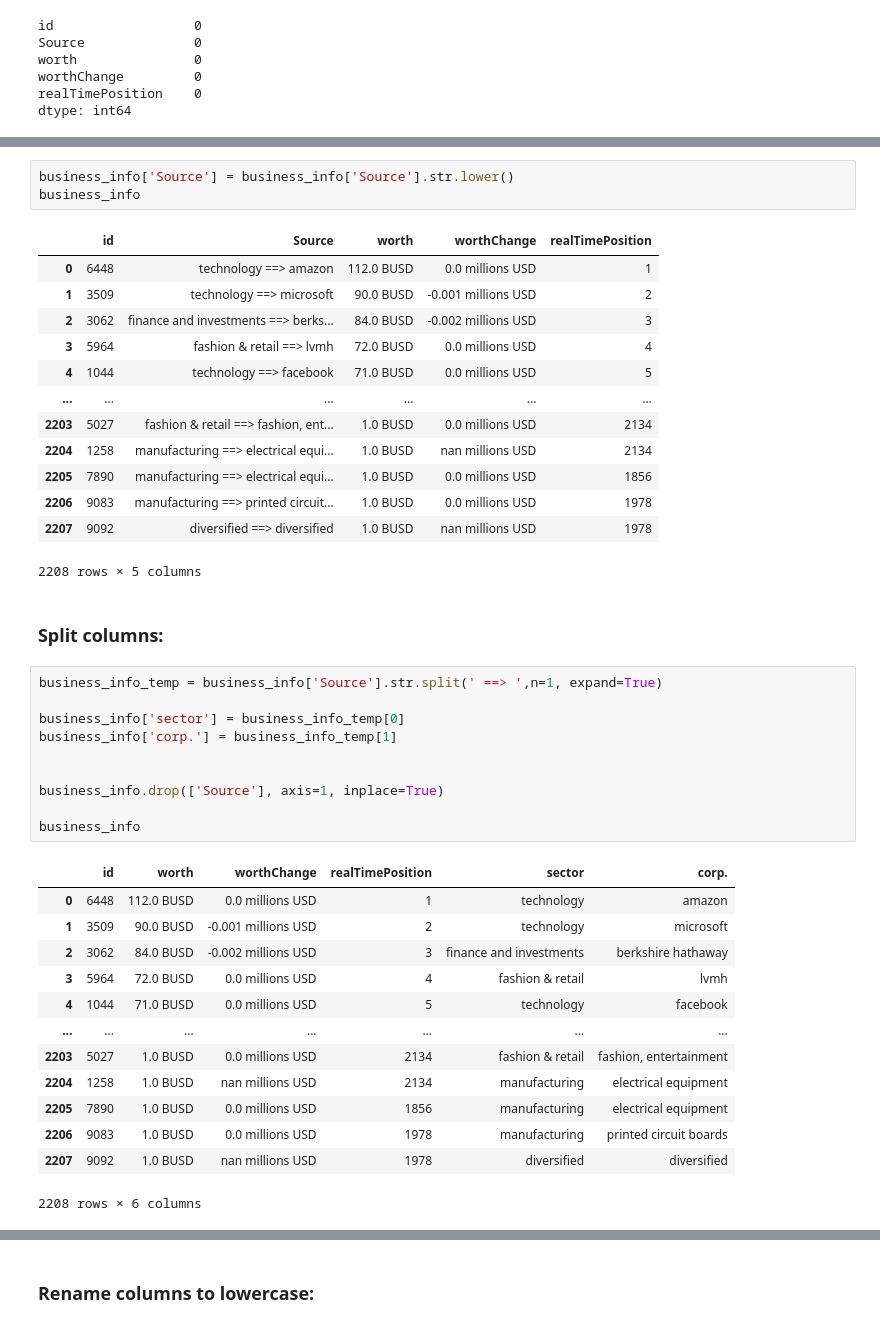
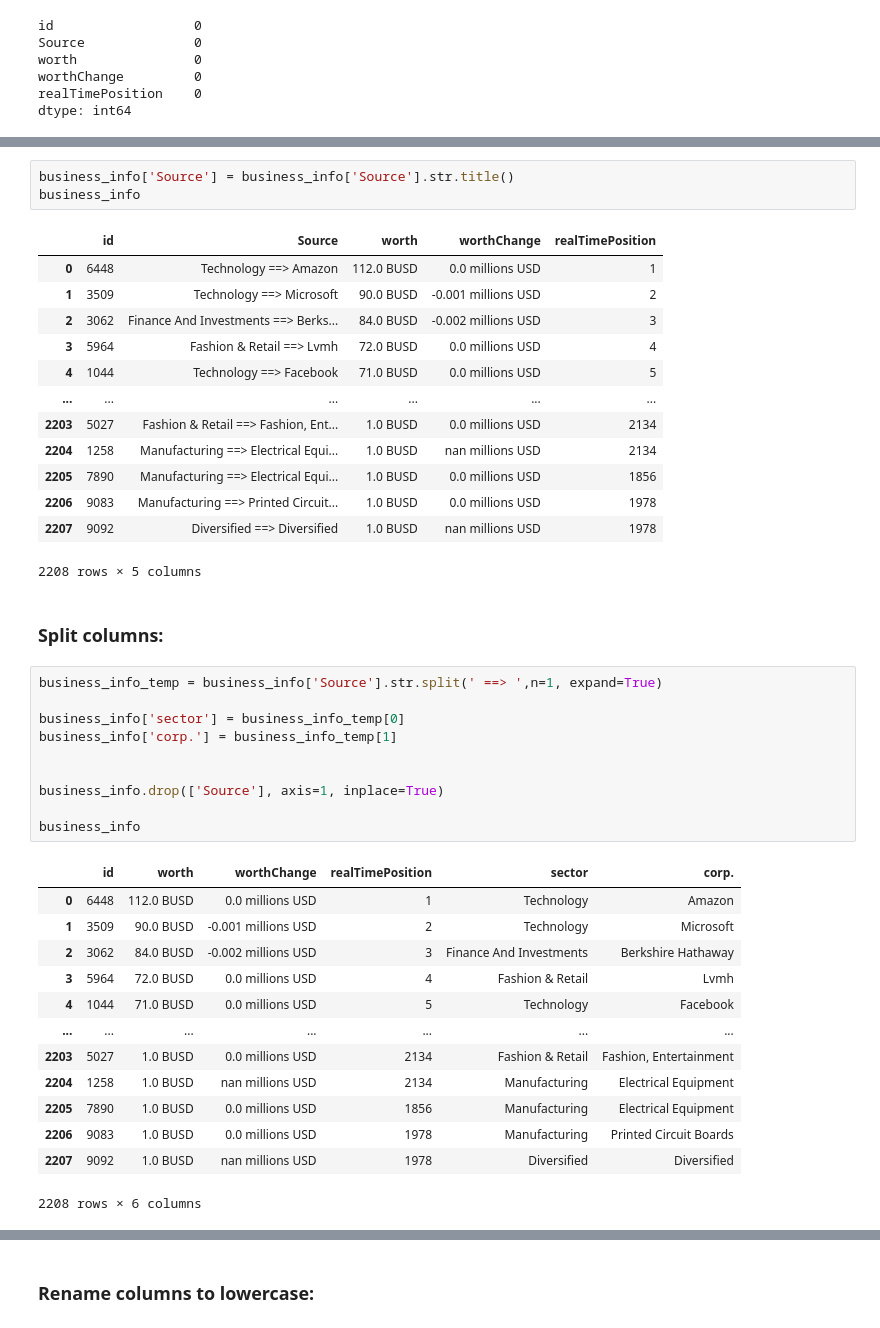
Before and after one commit to herreradelduque/Ironhack-Module-1-Project---Pandas-Pipelines, a Jupyter notebook: notebooks/notebook1.ipynb, the cells around one changed output, grey strips where cells are left out. Saved outputs shown, nothing was run; the diff lists cells and outputs as text.

```diff
--- a/notebooks/notebook1.ipynb
+++ b/notebooks/notebook1.ipynb
@@ -235,20 +235,20 @@ personal_info
 2208 rows × 6 columns
 # %%
-business_info['Source'] = business_info['Source'].str.lower()
+business_info['Source'] = business_info['Source'].str.title()
 business_info
 # %% [output]
 |  | id | Source | worth | worthChange | realTimePosition |
-| 0 | 6448 | technology ==> amazon | 112.0 BUSD | 0.0 millions USD | 1 |
-| 1 | 3509 | technology ==> microsoft | 90.0 BUSD | -0.001 millions USD | 2 |
-| 2 | 3062 | finance and investments ==> berks... | 84.0 BUSD | -0.002 millions USD | 3 |
-| 3 | 5964 | fashion & retail ==> lvmh | 72.0 BUSD | 0.0 millions USD | 4 |
-| 4 | 1044 | technology ==> facebook | 71.0 BUSD | 0.0 millions USD | 5 |
+| 0 | 6448 | Technology ==> Amazon | 112.0 BUSD | 0.0 millions USD | 1 |
+| 1 | 3509 | Technology ==> Microsoft | 90.0 BUSD | -0.001 millions USD | 2 |
+| 2 | 3062 | Finance And Investments ==> Berks... | 84.0 BUSD | -0.002 millions USD | 3 |
+| 3 | 5964 | Fashion & Retail ==> Lvmh | 72.0 BUSD | 0.0 millions USD | 4 |
+| 4 | 1044 | Technology ==> Facebook | 71.0 BUSD | 0.0 millions USD | 5 |
 | ... | ... | ... | ... | ... | ... |
-| 2203 | 5027 | fashion & retail ==> fashion, ent... | 1.0 BUSD | 0.0 millions USD | 2134 |
-| 2204 | 1258 | manufacturing ==> electrical equi... | 1.0 BUSD | nan millions USD | 2134 |
-| 2205 | 7890 | manufacturing ==> electrical equi... | 1.0 BUSD | 0.0 millions USD | 1856 |
-| 2206 | 9083 | manufacturing ==> printed circuit... | 1.0 BUSD | 0.0 millions USD | 1978 |
-| 2207 | 9092 | diversified ==> diversified | 1.0 BUSD | nan millions USD | 1978 |
+| 2203 | 5027 | Fashion & Retail ==> Fashion, Ent... | 1.0 BUSD | 0.0 millions USD | 2134 |
+| 2204 | 1258 | Manufacturing ==> Electrical Equi... | 1.0 BUSD | nan millions USD | 2134 |
+| 2205 | 7890 | Manufacturing ==> Electrical Equi... | 1.0 BUSD | 0.0 millions USD | 1856 |
+| 2206 | 9083 | Manufacturing ==> Printed Circuit... | 1.0 BUSD | 0.0 millions USD | 1978 |
+| 2207 | 9092 | Diversified ==> Diversified | 1.0 BUSD | nan millions USD | 1978 |
 2208 rows × 5 columns
 # %% [markdown]
 ### Split columns:
@@ -264,17 +264,17 @@ business_info.drop(['Source'], axis=1, inplace=True)
 business_info
 # %% [output]
 |  | id | worth | worthChange | realTimePosition | sector | corp. |
-| 0 | 6448 | 112.0 BUSD | 0.0 millions USD | 1 | technology | amazon |
-| 1 | 3509 | 90.0 BUSD | -0.001 millions USD | 2 | technology | microsoft |
-| 2 | 3062 | 84.0 BUSD | -0.002 millions USD | 3 | finance and investments | berkshire hathaway |
-| 3 | 5964 | 72.0 BUSD | 0.0 millions USD | 4 | fashion & retail | lvmh |
-| 4 | 1044 | 71.0 BUSD | 0.0 millions USD | 5 | technology | facebook |
+| 0 | 6448 | 112.0 BUSD | 0.0 millions USD | 1 | Technology | Amazon |
+| 1 | 3509 | 90.0 BUSD | -0.001 millions USD | 2 | Technology | Microsoft |
+| 2 | 3062 | 84.0 BUSD | -0.002 millions USD | 3 | Finance And Investments | Berkshire Hathaway |
+| 3 | 5964 | 72.0 BUSD | 0.0 millions USD | 4 | Fashion & Retail | Lvmh |
+| 4 | 1044 | 71.0 BUSD | 0.0 millions USD | 5 | Technology | Facebook |
 | ... | ... | ... | ... | ... | ... | ... |
-| 2203 | 5027 | 1.0 BUSD | 0.0 millions USD | 2134 | fashion & retail | fashion, entertainment |
-| 2204 | 1258 | 1.0 BUSD | nan millions USD | 2134 | manufacturing | electrical equipment |
-| 2205 | 7890 | 1.0 BUSD | 0.0 millions USD | 1856 | manufacturing | electrical equipment |
-| 2206 | 9083 | 1.0 BUSD | 0.0 millions USD | 1978 | manufacturing | printed circuit boards |
-| 2207 | 9092 | 1.0 BUSD | nan millions USD | 1978 | diversified | diversified |
+| 2203 | 5027 | 1.0 BUSD | 0.0 millions USD | 2134 | Fashion & Retail | Fashion, Entertainment |
+| 2204 | 1258 | 1.0 BUSD | nan millions USD | 2134 | Manufacturing | Electrical Equipment |
+| 2205 | 7890 | 1.0 BUSD | 0.0 millions USD | 1856 | Manufacturing | Electrical Equipment |
+| 2206 | 9083 | 1.0 BUSD | 0.0 millions USD | 1978 | Manufacturing | Printed Circuit Boards |
+| 2207 | 9092 | 1.0 BUSD | nan millions USD | 1978 | Diversified | Diversified |
 2208 rows × 6 columns
 # %%
 business_info_temp = business_info['worthChange'].str.split(' ',n=1, expand=True)
```
Also changed, not shown: parts of 17 cells of this notebook, 1 other file.
